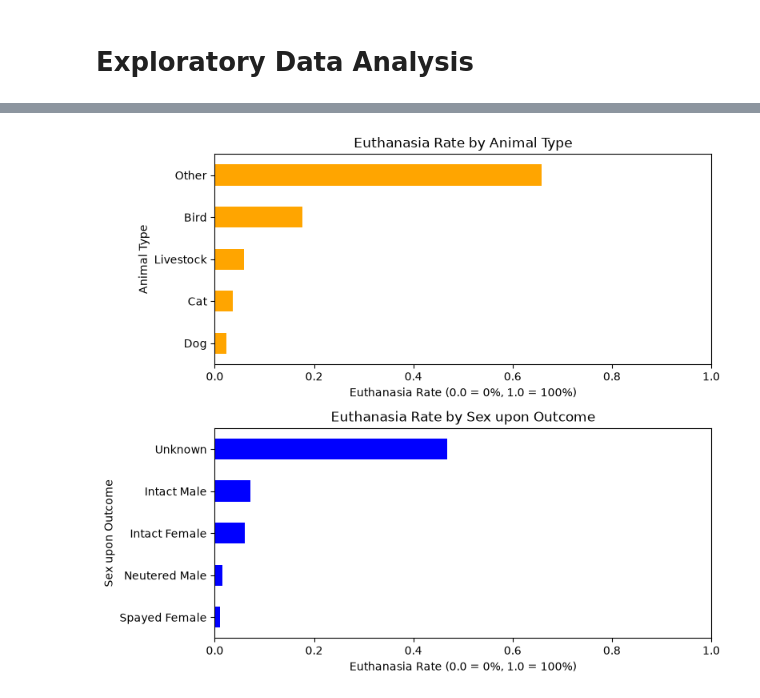
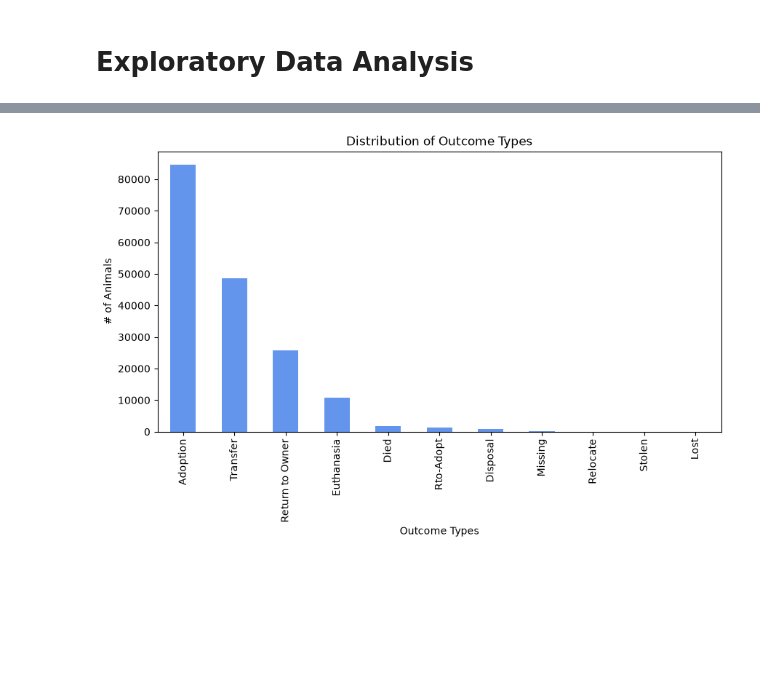
Before and after one commit to stellacarr/ISYE7406-Project, a Jupyter notebook: main.ipynb, the cells around one changed output, grey strips where cells are left out. Cells and saved outputs as stored; diff of their text form; code cells hidden in the pictures; blank space fills up the shorter version.

```diff
--- a/main.ipynb
+++ b/main.ipynb
@@ -6,7 +6,7 @@ from loader import *
 # Exploratory Data Analysis
 # %%
 outcome = outcome_data.copy()
-
+intake = intake_data.copy()
 #Outcome Data Cleaning
 
 def convert_to_days(age_str):
@@ -31,7 +31,7 @@ def convert_to_days(age_str):
     elif 'day' in unit:
         return num
 
-outcome['DateTime'] = pd.to_datetime(intake_data['DateTime'].str.slice(0, 10))
+outcome['DateTime'] = pd.to_datetime(outcome['DateTime'].str.slice(0, 10))
 outcome['Date of Birth'] = pd.to_datetime(outcome['Date of Birth'])
 outcome['Age in Days upon Outcome'] = outcome['Age upon Outcome'].apply(convert_to_days)
 outcome = outcome[outcome['Age in Days upon Outcome'] >= 0]
@@ -67,39 +157,71 @@ std                 1022.122003       0.241720
 # %%
-#Animal Type, Sex upon Outcome, Breed, Days upon Outcome
+#Distirbutions of Outcome Types
+outcome_types = outcome['Outcome Type'].value_counts()
+plt.figure(figsize=(10, 5))
+outcome_types.plot(kind='bar', color='cornflowerblue')
+plt.title('Distribution of Outcome Types')
+plt.xlabel('Outcome Types')
+plt.ylabel('# of Animals')
+plt.show()
 
-breed_counts = outcome['Breed'].value_counts()
-print(breed_counts)
+#Top 20 Breeds distribution
+top20_breeds = outcome['Breed'].value_counts().head(20)
+plt.figure(figsize=(10, 5))
+top20_breeds.plot(kind='bar', color='lightcoral')
+plt.title('Top 20 Breeds in Outcome Data')
+plt.xlabel('Breeds')
+plt.ylabel('# of Animals')
+plt.show()
+print(top20_breeds)
+print("-------------------------------------")
+
+
+#Animal Type Distibution and Euthanasia Rate
+animal_types = outcome['Animal Type'].value_counts()
+print(animal_types)
+fig, axs = plt.subplots(2, 1, figsize=(8, 7))
+animal_types.plot(kind='barh', color='lightgreen', ax = axs[0])
+axs[0].set_title('Distribution of Animal Types')
+axs[0].set_xlabel('Animal Types')
+axs[0].set_ylabel('# of Animals')
+
+animaltype_rates = outcome.groupby('Animal Type')['IsEuthanized'].mean().sort_values()
+animaltype_rates.plot(kind='barh', color='orange', ax=axs[1])
+axs[1].set_title(f'Euthanasia Rate by {column_name}')
+axs[1].set_xlabel('Euthanasia Rate (0.0 = 0%, 1.0 = 100%)')
+axs[1].set_xlim(0, 1)
+plt.tight_layout()
+plt.show()
+
+#Sex Distribution and Euthanasia Rate by sex upon outcome
 sex_counts = outcome['Sex upon Outcome'].value_counts()
 print(sex_counts)
+fig, axs = plt.subplots(2, 1, figsize=(8, 7))
+sex_counts.plot(kind='barh', color='lightblue', ax = axs[0])
+axs[0].set_title('Distribution of Sex upon Outcome')
+axs[0].set_xlabel('Sex upon Outcome')
+axs[0].set_ylabel('# of Animals')
 
-
-import matplotlib.pyplot as plt
-import seaborn as sns
-
-column_name = 'Animal Type'
-animaltype_rates = outcome.groupby(column_name)['IsEuthanized'].mean().sort_values()
 sex_rates = outcome.groupby('Sex upon Outcome')['IsEuthanized'].mean().sort_values()
-
-# Plot it as a horizontal bar chart
-fig, axs = plt.subplots(2, 1, figsize=(8, 7))
-animaltype_rates.plot(kind='barh', color='orange', ax=axs[0])
-axs[0].set_title(f'Euthanasia Rate by {column_name}')
-axs[0].set_xlabel('Euthanasia Rate (0.0 = 0%, 1.0 = 100%)')
-axs[0].set_xlim(0, 1)
-
 sex_rates.plot(kind='barh', color='blue', ax=axs[1])
 axs[1].set_title(f'Euthanasia Rate by Sex upon Outcome')
 axs[1].set_xlabel('Euthanasia Rate (0.0 = 0%, 1.0 = 100%)')
 axs[1].set_xlim(0, 1)
-
 plt.tight_layout()
 plt.show()
 
-plt.figure(figsize=(8, 5))
+#Age Distribution and Euthanasia Rate by Age
+fig, axs = plt.subplots(2, 1, figsize=(8, 7))
+sns.histplot(outcome['Age in Days upon Outcome'].dropna(), bins=30, color='lightgreen', edgecolor='black', ax = axs[0])
+axs[0].set_title('Age Distribution of Animals')
+axs[0].set_xlabel('Age in Days')
+axs[0].set_ylabel('# of Animals')
+
 sns.boxplot(data=outcome, x='IsEuthanized', y='Age in Days upon Outcome', hue = 'IsEuthanized', palette='Paired', legend = False)
-plt.title('Age Distribution by Euthanasia Status')
-plt.xlabel('Is Euthanized (0 = No, 1 = Yes)')
-plt.ylabel('Age in Days')
-plt.yscale('log')
+axs[1].set_title('Age Distribution by Euthanasia Status')
+axs[1].set_xlabel('Is Euthanized (0 = No, 1 = Yes)')
+axs[1].set_ylabel('Age in Days')
+axs[1].set_yscale('log')
+plt.tight_layout()
 plt.show()
 # %% [output]
@@ -126 +228 @@ Name: count, dtype: int64
-[figure, old version]
+[figure, new version]
```
Also changed, not shown: parts of 5 cells of this notebook.
